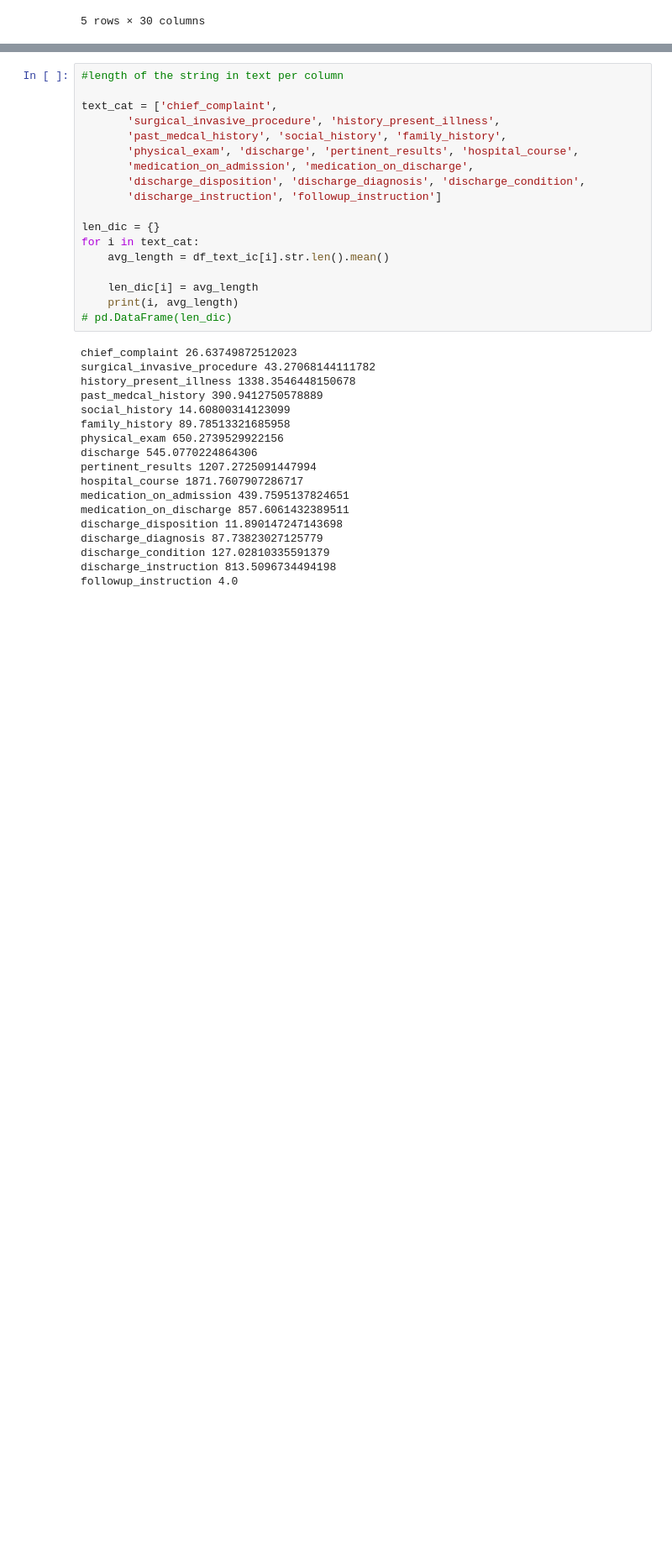
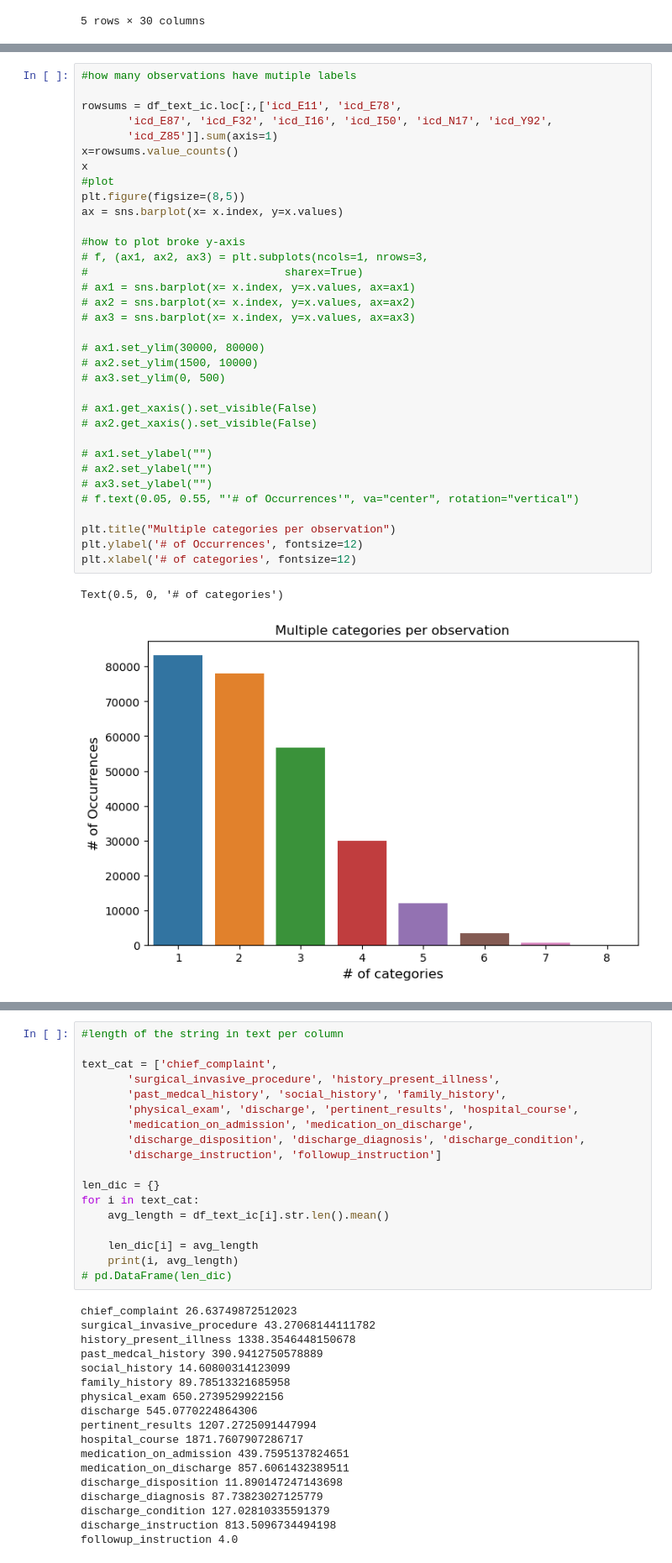
Before and after one commit to smitamisra/EHR_exploration, a Jupyter notebook: notebooks/tokenization_classification.ipynb, the cells around one changed output, grey strips where cells are left out. Shown at 84% size. Cells and saved outputs as stored; diff of their text form; blank space fills up the shorter version.

```diff
--- a/notebooks/tokenization_classification.ipynb
+++ b/notebooks/tokenization_classification.ipynb
@@ -82,0 +97,37 @@ plt.show()
+# %%
+#how many observations have mutiple labels
+
+rowsums = df_text_ic.loc[:,['icd_E11', 'icd_E78',
+       'icd_E87', 'icd_F32', 'icd_I16', 'icd_I50', 'icd_N17', 'icd_Y92',
+       'icd_Z85']].sum(axis=1)
+x=rowsums.value_counts()
+x
+#plot
+plt.figure(figsize=(8,5))
+ax = sns.barplot(x= x.index, y=x.values)
+
+#how to plot broke y-axis
+# f, (ax1, ax2, ax3) = plt.subplots(ncols=1, nrows=3,
+#                              sharex=True)
+# ax1 = sns.barplot(x= x.index, y=x.values, ax=ax1)
+# ax2 = sns.barplot(x= x.index, y=x.values, ax=ax2)
+# ax3 = sns.barplot(x= x.index, y=x.values, ax=ax3)
+
+# ax1.set_ylim(30000, 80000)
+# ax2.set_ylim(1500, 10000)
+# ax3.set_ylim(0, 500)
+
+# ax1.get_xaxis().set_visible(False)
+# ax2.get_xaxis().set_visible(False)
+
+# ax1.set_ylabel("")
+# ax2.set_ylabel("")
+# ax3.set_ylabel("")
+# f.text(0.05, 0.55, "'# of Occurrences'", va="center", rotation="vertical")
+
+plt.title("Multiple categories per observation")
+plt.ylabel('# of Occurrences', fontsize=12)
+plt.xlabel('# of categories', fontsize=12)
+# %% [output]
+Text(0.5, 0, '# of categories')
+[figure, added]
```
Also changed, not shown: parts of 22 cells of this notebook, 1 other file.
